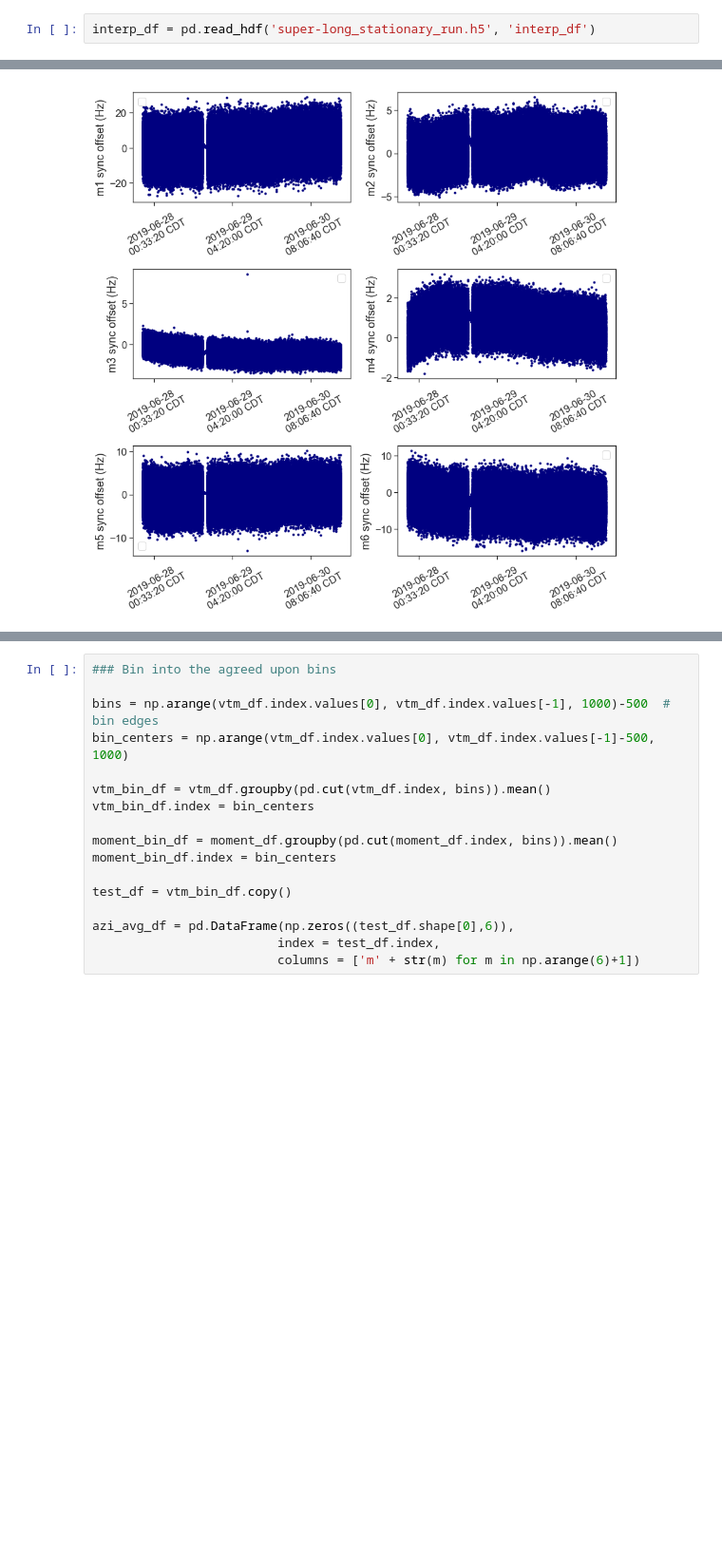
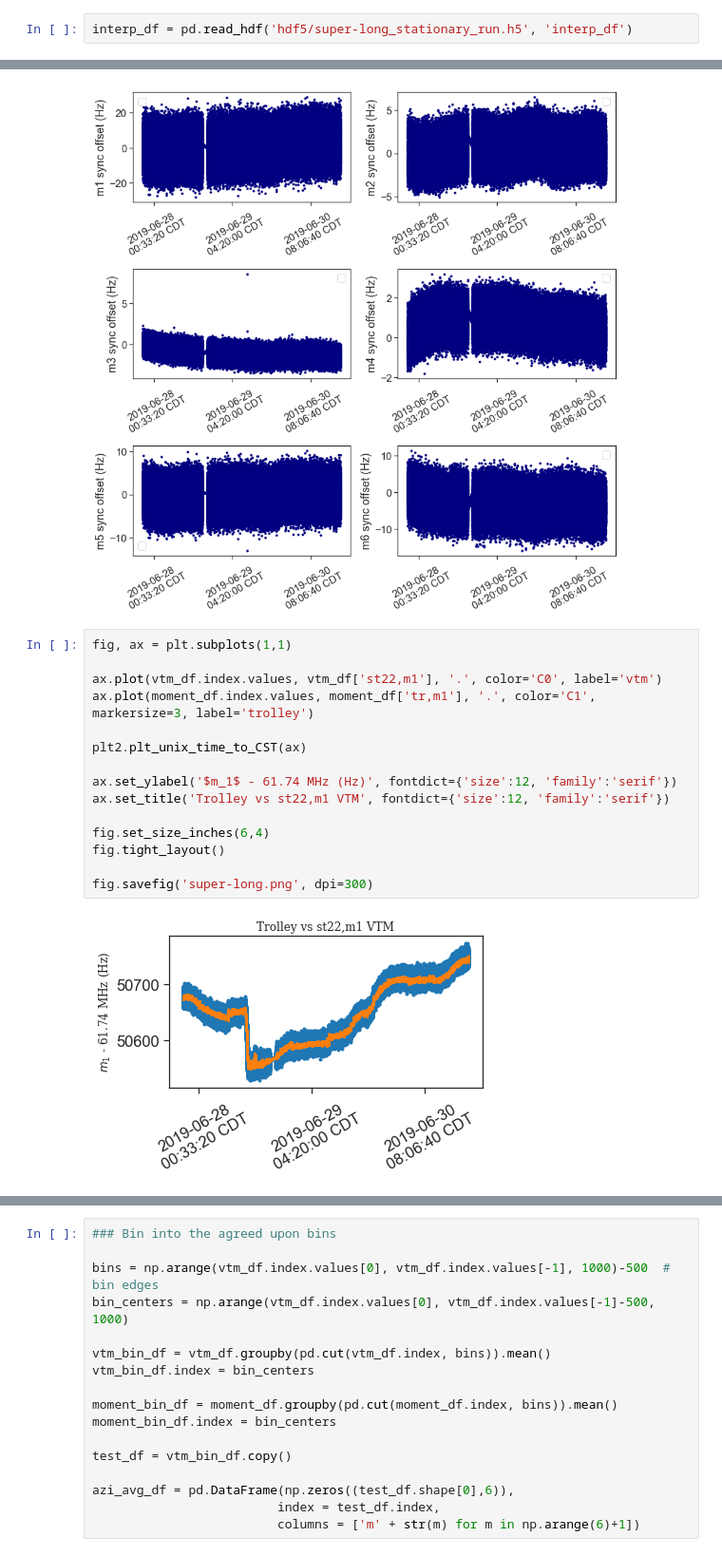
Before and after one commit to aetb/trfp, a Jupyter notebook: super-long_stationary_run.ipynb, the cells around one changed output, grey strips where cells are left out. Shown at 95% size. Saved outputs shown, nothing was run; the diff lists cells and outputs as text; blank space fills up the shorter version.

```diff
--- a/super-long_stationary_run.ipynb
+++ b/super-long_stationary_run.ipynb
@@ -44,7 +43,7 @@ Have to interpolate the times between run numbers
 
 # interp_df.to_hdf('super-long_stationary_run.h5', 'interp_df')
 # %%
-interp_df = pd.read_hdf('super-long_stationary_run.h5', 'interp_df')
+interp_df = pd.read_hdf('hdf5/super-long_stationary_run.h5', 'interp_df')
 # %%
 moment_df = pd.DataFrame(index=interp_df.index)
 moment_df['tr_phi'] = interp_df['tr_phi'].values
@@ -137,3 +136,20 @@ fig.set_size_inches(12,12)
 fig.tight_layout()
 # %% [output]
 [figure]
+# %%
+fig, ax = plt.subplots(1,1)
+
+ax.plot(vtm_df.index.values, vtm_df['st22,m1'], '.', color='C0', label='vtm')
+ax.plot(moment_df.index.values, moment_df['tr,m1'], '.', color='C1', markersize=3, label='trolley')
+
+plt2.plt_unix_time_to_CST(ax)
+
+ax.set_ylabel('$m_1$ - 61.74 MHz (Hz)', fontdict={'size':12, 'family':'serif'})
+ax.set_title('Trolley vs st22,m1 VTM', fontdict={'size':12, 'family':'serif'})
+
+fig.set_size_inches(6,4)
+fig.tight_layout()
+
+fig.savefig('super-long.png', dpi=300)
+# %% [output]
+[figure, added]
```
Also changed, not shown: parts of 11 cells of this notebook, 4 other files.
